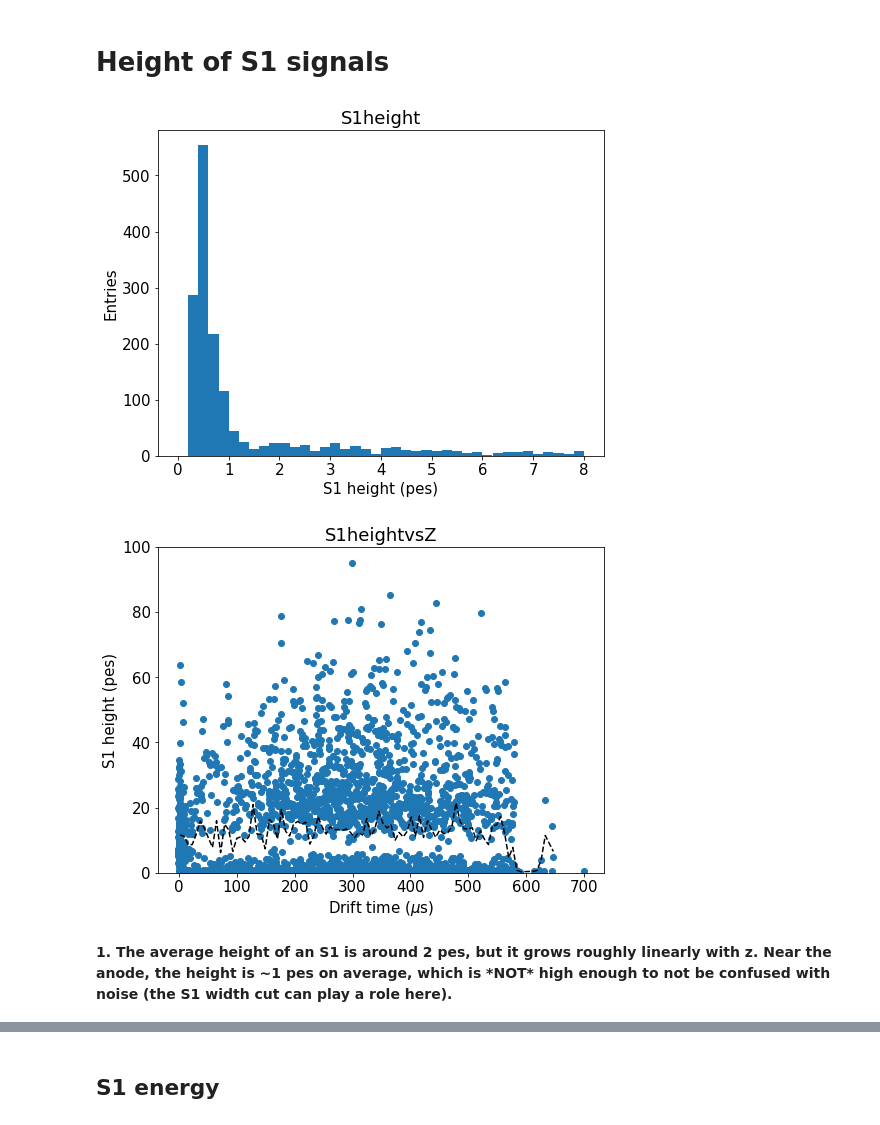
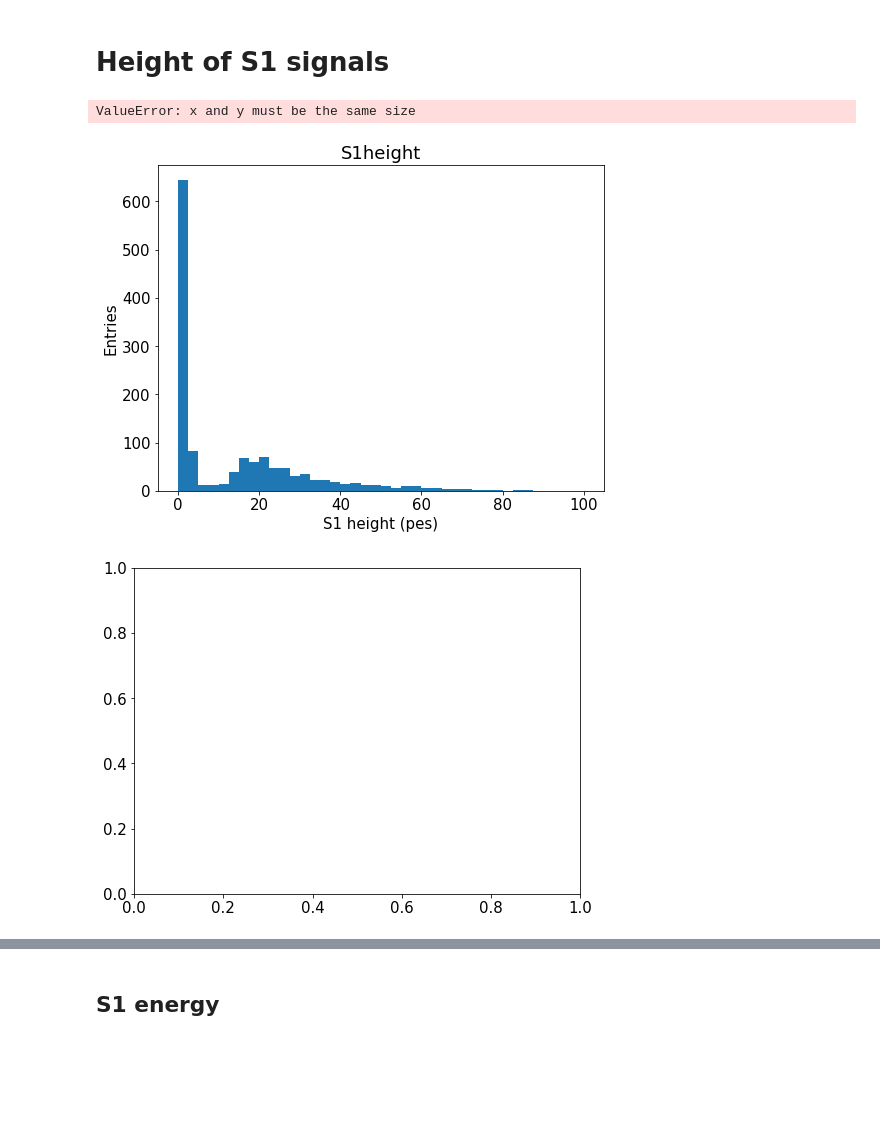
Before and after one commit to bpalmeiro/ICARO, a Jupyter notebook: invisible_cities/NaAna/Na22_MC.ipynb, the cells around one changed output, grey strips where cells are left out. Saved outputs shown, nothing was run; the diff lists cells and outputs as text; code cells hidden in the pictures; blank space fills up the shorter version.

```diff
--- a/invisible_cities/NaAna/Na22_MC.ipynb
+++ b/invisible_cities/NaAna/Na22_MC.ipynb
@@ -374,25 +369,22 @@ for future productions.
 # %%
 s1h = flat(data.S1h)
 
 ################################
-hist(s1h, 40, range=(0, 8))
+hist(s1h, 40, range=(0, 100))
 labels("S1 height (pes)", "Entries")
 save("S1height")
 
 ################################
 scatter(data.Z, s1h)
 x, y, _ = fitf.profileX(data.Z, s1h, 100)
 plt.plot(x, y, profOpt)
 f = fitf.fit(fitf.polynom, x, y, (1., 0.8, 0.01))
 #plt.plot(x, f.fn(x), fitOpt)
 #plt.text(0, 6, "{:.3g} + {:.3g} x + {:.3g} x^2".format(*f.values))
 labels("Drift time ($\mu$s)", "S1 height (pes)")
 plt.ylim(0, 100)
 save("S1heightvsZ")
 # %% [output]
+ValueError: x and y must be the same size
-[figure, old version]
+[figure, new version]
-[figure, old version]
+[figure, new version]
-# %% [markdown]
-<b>
-1. The average height of an S1 is around 2 pes, but it grows roughly linearly with z. Near the anode, the height is ~1 pes on average, which is *NOT* high enough to not be confused with noise (the S1 width cut can play a role here).
-</b>
```
Also changed, not shown: parts of 15 cells of this notebook, 6 other files.
